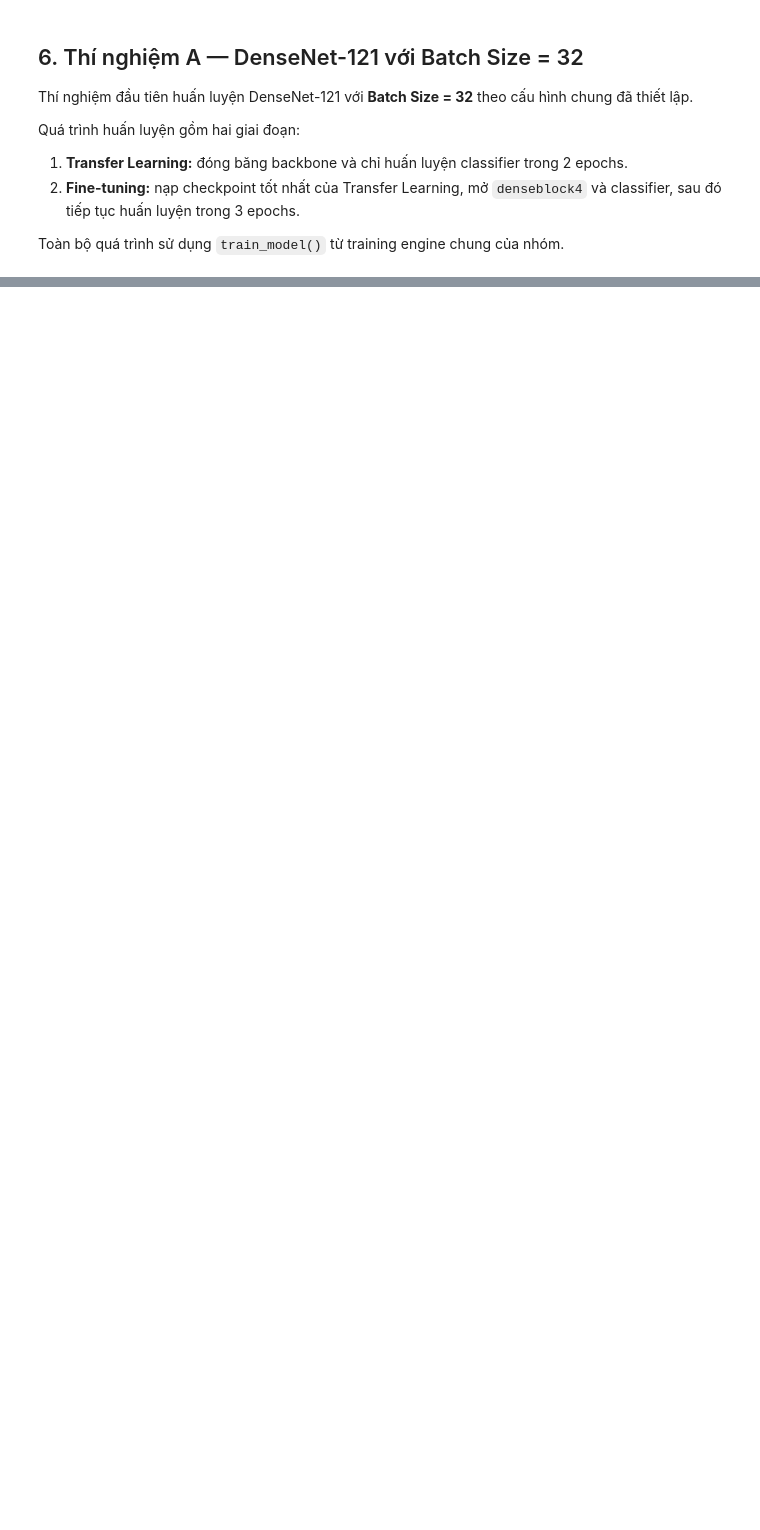
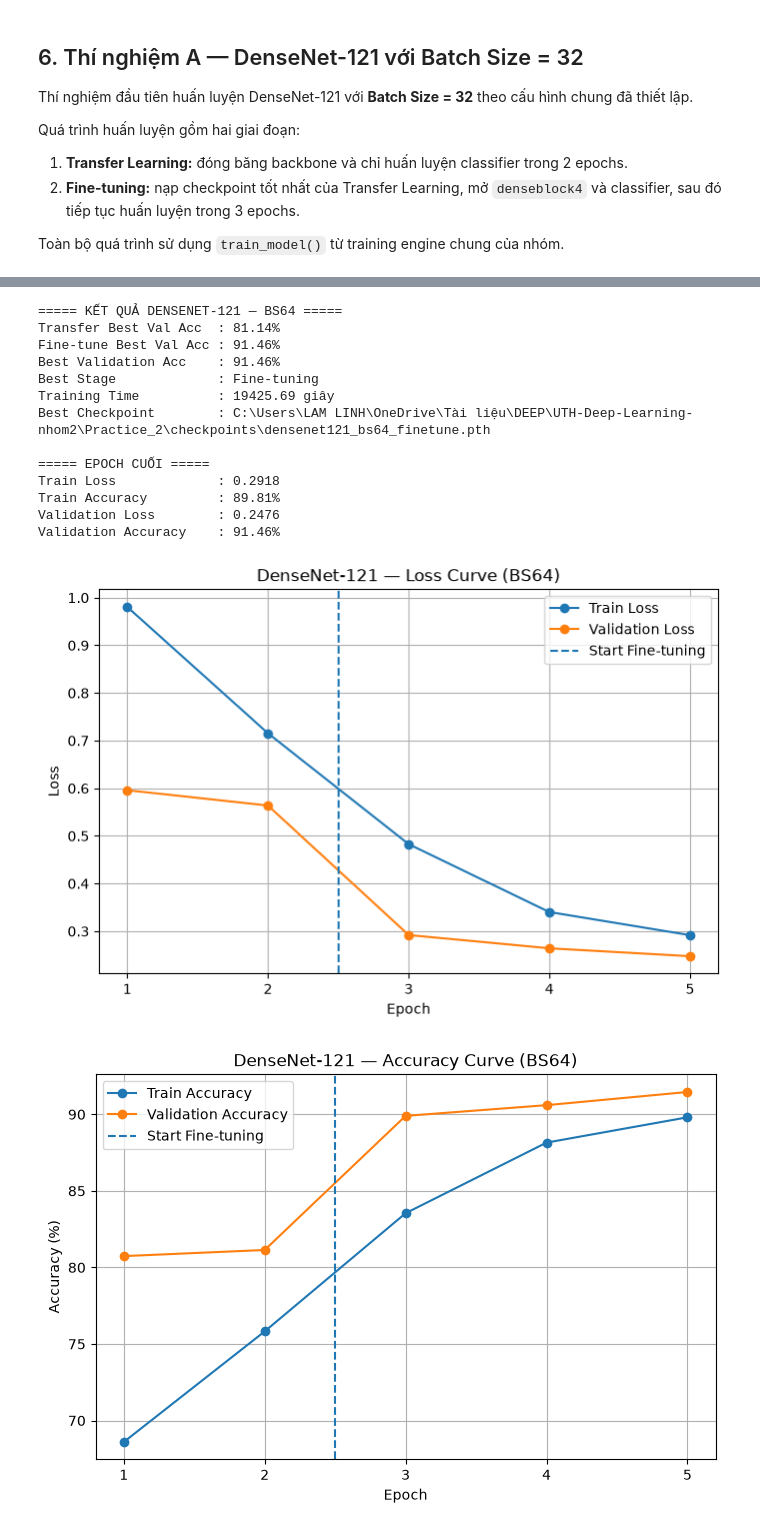
Before and after one commit to tanlen06-debug/UTH-Deep-Learning-nhom2, a Jupyter notebook: Practice_2/notebooks/04_densenet121.ipynb, the cells around one changed output, grey strips where cells are left out. Drawn from its saved outputs; the diff is of its cells as text; code cells hidden in the pictures; blank space fills up the shorter version.

```diff
--- a/Practice_2/notebooks/04_densenet121.ipynb
+++ b/Practice_2/notebooks/04_densenet121.ipynb
@@ -1203,0 +735,78 @@ KeyboardInterrupt:
+# %%
+# ===== KẾT QUẢ EXPERIMENT B — BS64 =====
+
+history_64 = result_bs64["history"]
+epochs = range(1, len(history_64["train_loss"]) + 1)
+
+print("===== KẾT QUẢ DENSENET-121 — BS64 =====")
+
+print(f"Transfer Best Val Acc  : {result_bs64['transfer_best_acc']:.2f}%")
+print(f"Fine-tune Best Val Acc : {result_bs64['finetune_best_acc']:.2f}%")
+print(f"Best Validation Acc    : {result_bs64['best_val_acc']:.2f}%")
+print(f"Best Stage             : {result_bs64['best_stage']}")
+print(f"Training Time          : {result_bs64['training_time']:.2f} giây")
+print(f"Best Checkpoint        : {result_bs64['checkpoint']}")
+
+print("\n===== EPOCH CUỐI =====")
+print(f"Train Loss             : {history_64['train_loss'][-1]:.4f}")
+print(f"Train Accuracy         : {history_64['train_acc'][-1]:.2f}%")
+print(f"Validation Loss        : {history_64['val_loss'][-1]:.4f}")
+print(f"Validation Accuracy    : {history_64['val_acc'][-1]:.2f}%")
+
+
+# ===== LOSS CURVE =====
+
+plt.figure(figsize=(8, 5))
+plt.plot(epochs, history_64["train_loss"], marker="o", label="Train Loss")
+plt.plot(epochs, history_64["val_loss"], marker="o", label="Validation Loss")
+
+plt.axvline(
+    x=TRANSFER_EPOCHS + 0.5,
+    linestyle="--",
+    label="Start Fine-tuning"
+)
+
+plt.xlabel("Epoch")
+plt.ylabel("Loss")
+plt.title("DenseNet-121 — Loss Curve (BS64)")
+plt.xticks(list(epochs))
+plt.legend()
+plt.grid(True)
+plt.show()
+
+
+# ===== ACCURACY CURVE =====
+
+plt.figure(figsize=(8, 5))
+plt.plot(epochs, history_64["train_acc"], marker="o", label="Train Accuracy")
+plt.plot(epochs, history_64["val_acc"], marker="o", label="Validation Accuracy")
+
+plt.axvline(
+    x=TRANSFER_EPOCHS + 0.5,
+    linestyle="--",
+    label="Start Fine-tuning"
+)
+
+plt.xlabel("Epoch")
+plt.ylabel("Accuracy (%)")
+plt.title("DenseNet-121 — Accuracy Curve (BS64)")
+plt.xticks(list(epochs))
+plt.legend()
+plt.grid(True)
+plt.show()
+# %% [output]
+===== KẾT QUẢ DENSENET-121 — BS64 =====
+Transfer Best Val Acc  : 81.14%
+Fine-tune Best Val Acc : 91.46%
+Best Validation Acc    : 91.46%
+Best Stage             : Fine-tuning
+Training Time          : 19425.69 giây
+Best Checkpoint        : C:\Users\LAM LINH\OneDrive\Tài liệu\DEEP\UTH-Deep-Learning-nhom2\Practice_2\checkpoints\densenet121_bs64_finetune.pth
+
+===== EPOCH CUỐI =====
+Train Loss             : 0.2918
+Train Accuracy         : 89.81%
+Validation Loss        : 0.2476
+Validation Accuracy    : 91.46%
+[figure, added]
+[figure, added]
```
Also changed, not shown: parts of 18 cells of this notebook.
